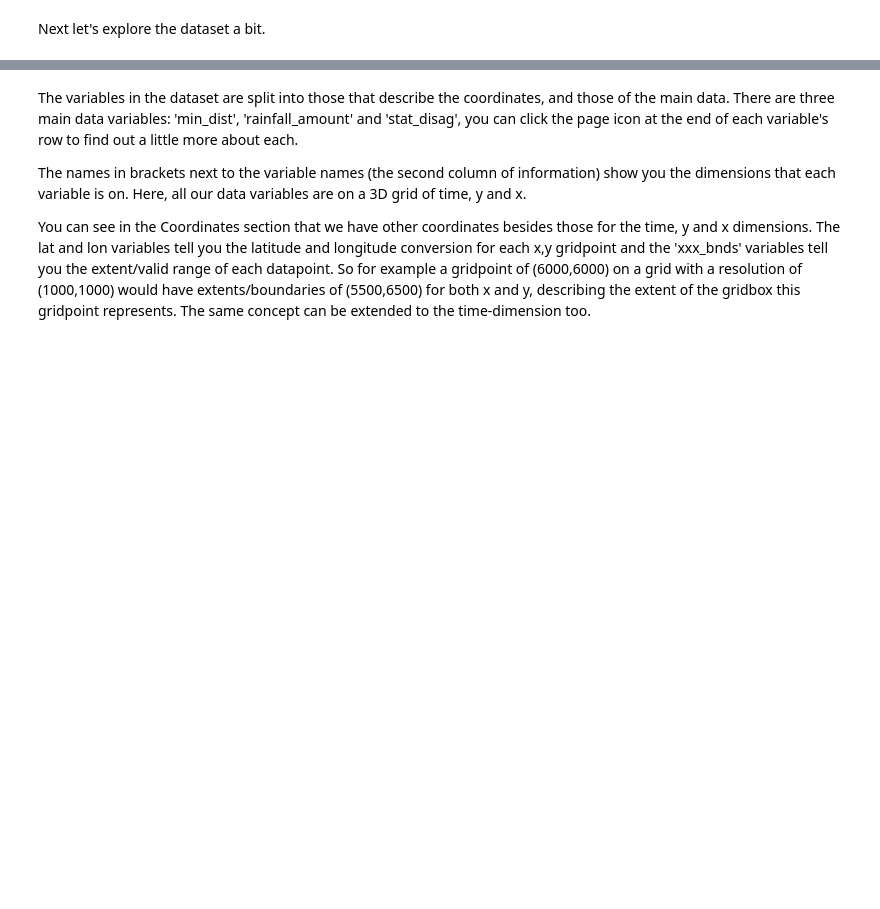
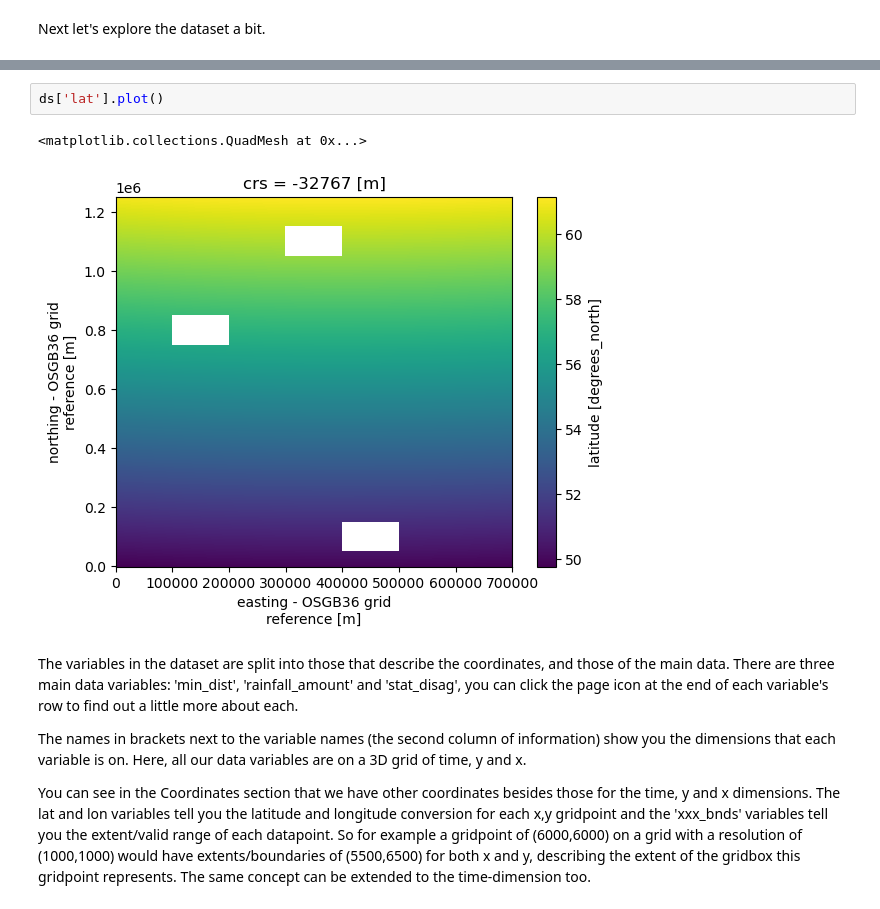
Before and after one commit to NERC-CEH/dri_gridded_data, a Jupyter notebook: notebooks/Example 1.ipynb, the cells around one changed output, grey strips where cells are left out. Cells and saved outputs as stored; diff of their text form; blank space fills up the shorter version.

```diff
--- a/notebooks/Example 1.ipynb
+++ b/notebooks/Example 1.ipynb
@@ -69,6 +81,11 @@ Coordinates:
     time_coverage_resolution:      P1H
     title:                         Gridded estimates of hourly areal rainfall...
     version:                       v2
+# %%
+ds['lat'].plot()
+# %% [output]
+<matplotlib.collections.QuadMesh at 0x...>
+[figure, added]
 # %% [markdown]
 The variables in the dataset are split into those that describe the coordinates, and those of the main data. There are three main data variables: 'min_dist', 'rainfall_amount' and 'stat_disag', you can click the page icon at the end of each variable's row to find out a little more about each.
 
```
Also changed, not shown: parts of 15 cells of this notebook, 2 other files.
